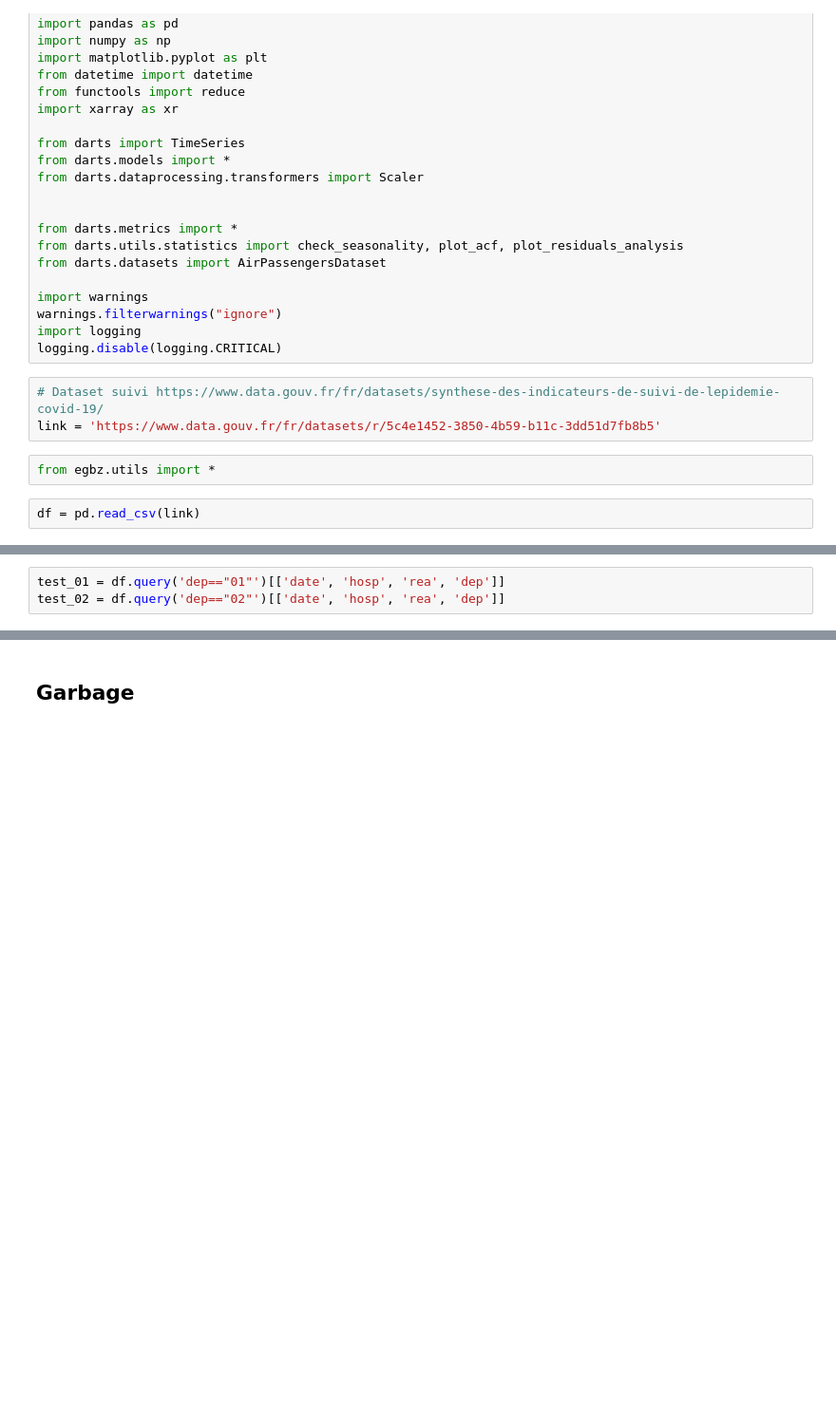
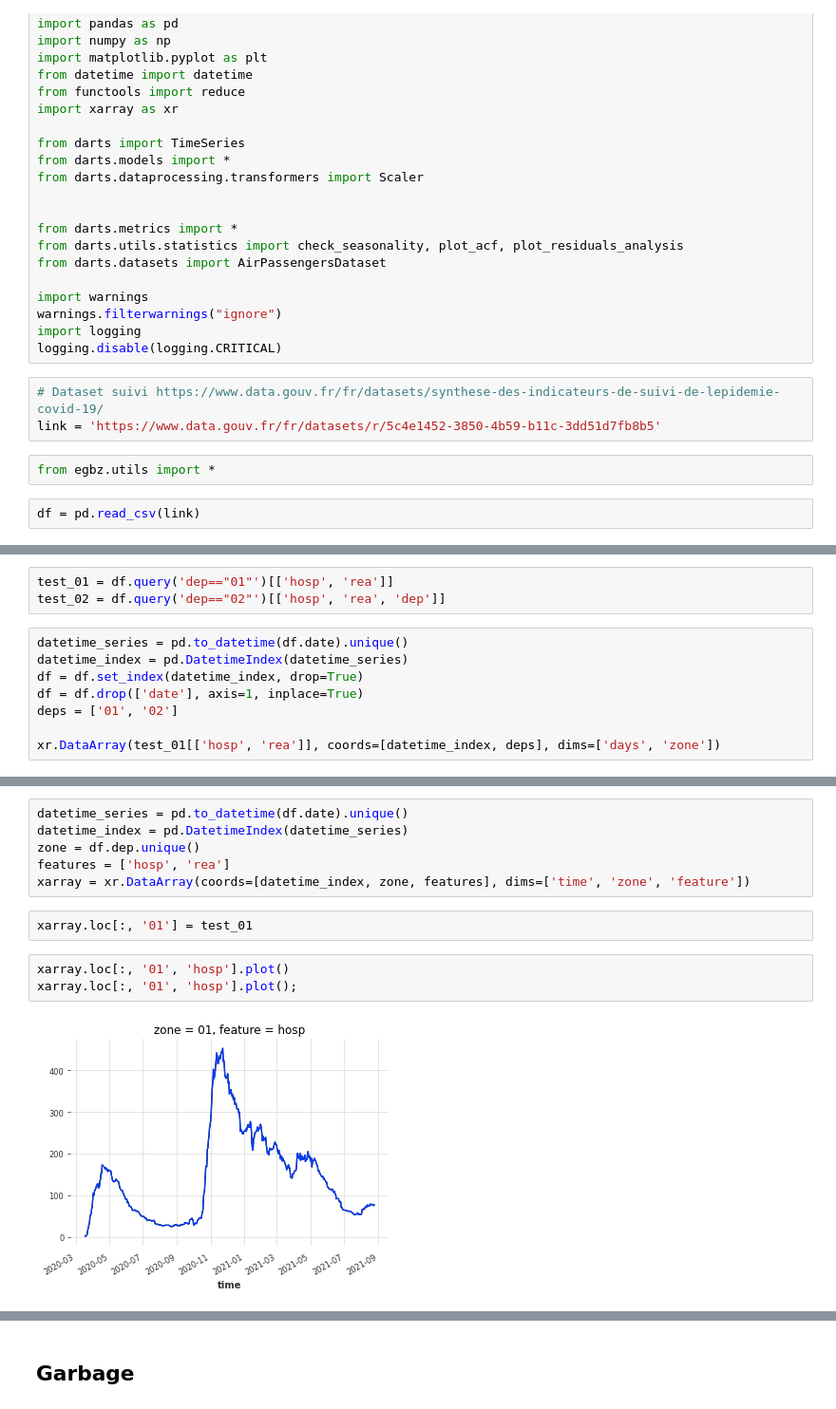
Before and after one commit to limiteinductive/elaine_and_the_gentle_boyz, a Jupyter notebook: notebooks/darts.ipynb, the cells around one changed output, grey strips where cells are left out. Shown at 95% size. Cells and saved outputs as stored; diff of their text form; blank space fills up the shorter version.

```diff
--- a/notebooks/darts.ipynb
+++ b/notebooks/darts.ipynb
@@ -56,3 +36,11 @@ list(df.drop(['dep', 'lib_dep', 'lib_reg'], axis=1).columns)
 # %%
-test_01 = df.query('dep=="01"')[['date', 'hosp', 'rea', 'dep']]
-test_02 = df.query('dep=="02"')[['date', 'hosp', 'rea', 'dep']]
+test_01 = df.query('dep=="01"')[['hosp', 'rea']]
+test_02 = df.query('dep=="02"')[['hosp', 'rea', 'dep']]
+# %%
+datetime_series = pd.to_datetime(df.date).unique()
+datetime_index = pd.DatetimeIndex(datetime_series)
+df = df.set_index(datetime_index, drop=True)
+df = df.drop(['date'], axis=1, inplace=True)
+deps = ['01', '02']
+
+xr.DataArray(test_01[['hosp', 'rea']], coords=[datetime_index, deps], dims=['days', 'zone'])
@@ -58,0 +64,13 @@ test_02 = df.query('dep=="02"')[['date', 'hosp', 'rea', 'dep']]
+# %%
+datetime_series = pd.to_datetime(df.date).unique()
+datetime_index = pd.DatetimeIndex(datetime_series)
+zone = df.dep.unique()
+features = ['hosp', 'rea']
+xarray = xr.DataArray(coords=[datetime_index, zone, features], dims=['time', 'zone', 'feature'])
+# %%
+xarray.loc[:, '01'] = test_01
+# %%
+xarray.loc[:, '01', 'hosp'].plot()
+xarray.loc[:, '01', 'hosp'].plot();
+# %% [output]
+[figure, added]
```
Also changed, not shown: parts of 62 cells of this notebook, 1 other file.
